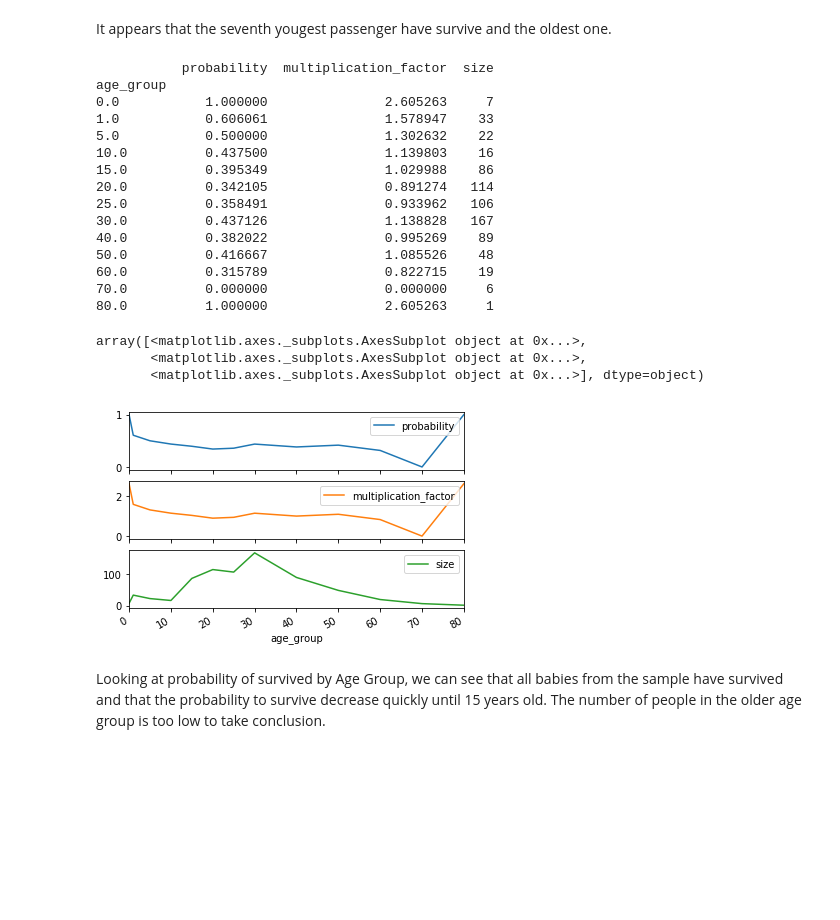
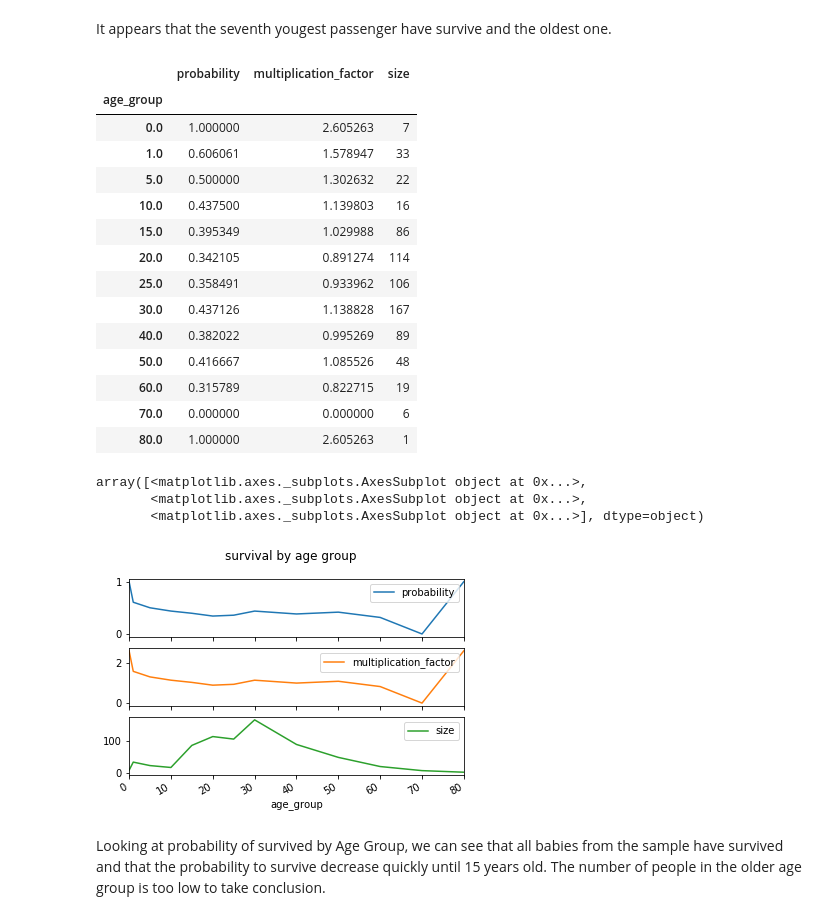
Before and after one commit to cocquerel/titanic, a Jupyter notebook: titanic.ipynb, the cells around one changed output. Cells and saved outputs as stored; diff of their text form; code cells hidden in the pictures; blank space fills up the shorter version.

```diff
--- a/titanic.ipynb
+++ b/titanic.ipynb
@@ -180,28 +199,28 @@ print len(passangers[ passangers['formated_age'] > older_dead ].index)
 # %% [markdown]
 It appears that the seventh yougest passenger have survive and the oldest one.
 # %%
-print get_p_survived_by_ColumnName('age_group')
-get_p_survived_by_ColumnName('age_group').plot(subplots=True)
+display( get_p_survived_by_ColumnName('age_group'))
+get_p_survived_by_ColumnName('age_group').plot(subplots=True,title='survival by age group')
 # %% [output]
+|  | probability | multiplication_factor | size |
+| age_group |  |  |  |
+| 0.0 | 1.000000 | 2.605263 | 7 |
+| 1.0 | 0.606061 | 1.578947 | 33 |
+| 5.0 | 0.500000 | 1.302632 | 22 |
+| 10.0 | 0.437500 | 1.139803 | 16 |
+| 15.0 | 0.395349 | 1.029988 | 86 |
+| 20.0 | 0.342105 | 0.891274 | 114 |
+| 25.0 | 0.358491 | 0.933962 | 106 |
+| 30.0 | 0.437126 | 1.138828 | 167 |
+| 40.0 | 0.382022 | 0.995269 | 89 |
+| 50.0 | 0.416667 | 1.085526 | 48 |
+| 60.0 | 0.315789 | 0.822715 | 19 |
+| 70.0 | 0.000000 | 0.000000 | 6 |
+| 80.0 | 1.000000 | 2.605263 | 1 |
-           probability  multiplication_factor  size
-age_group
-0.0           1.000000               2.605263     7
-1.0           0.606061               1.578947    33
-5.0           0.500000               1.302632    22
-10.0          0.437500               1.139803    16
-15.0          0.395349               1.029988    86
-20.0          0.342105               0.891274   114
-25.0          0.358491               0.933962   106
-30.0          0.437126               1.138828   167
-40.0          0.382022               0.995269    89
-50.0          0.416667               1.085526    48
-60.0          0.315789               0.822715    19
-70.0          0.000000               0.000000     6
-80.0          1.000000               2.605263     1
+array([<matplotlib.axes._subplots.AxesSubplot object at 0x...>,
+       <matplotlib.axes._subplots.AxesSubplot object at 0x...>,
+       <matplotlib.axes._subplots.AxesSubplot object at 0x...>], dtype=object)
-array([<matplotlib.axes._subplots.AxesSubplot object at 0x...>,
-       <matplotlib.axes._subplots.AxesSubplot object at 0x...>,
-       <matplotlib.axes._subplots.AxesSubplot object at 0x...>], dtype=object)
-[figure, old version]
+[figure, new version]
 # %% [markdown]
 Looking at probability of survived by Age Group, we can see that all babies from the sample have survived and that the probability to survive decrease quickly until 15 years old. The number of people in the older age group is too low to take conclusion.
 # %% [markdown]
```
Also changed, not shown: parts of 24 cells of this notebook.
